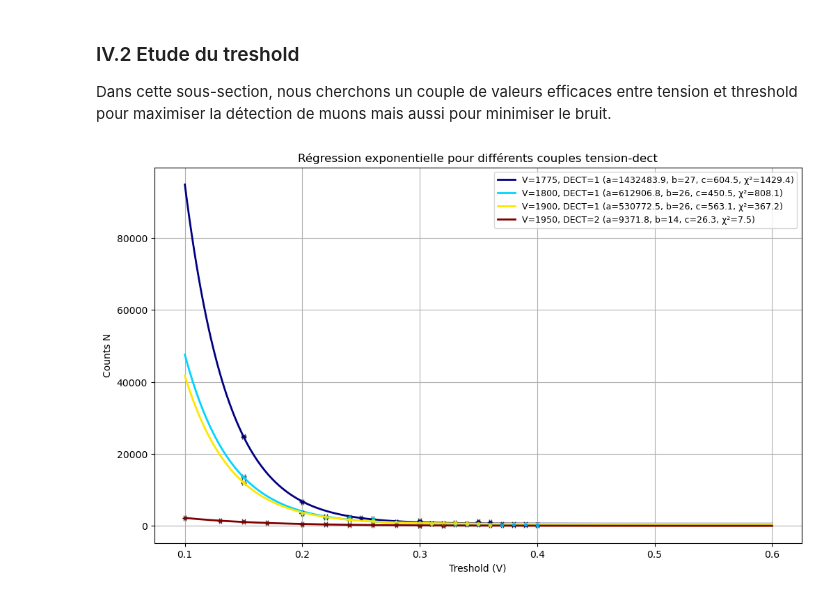
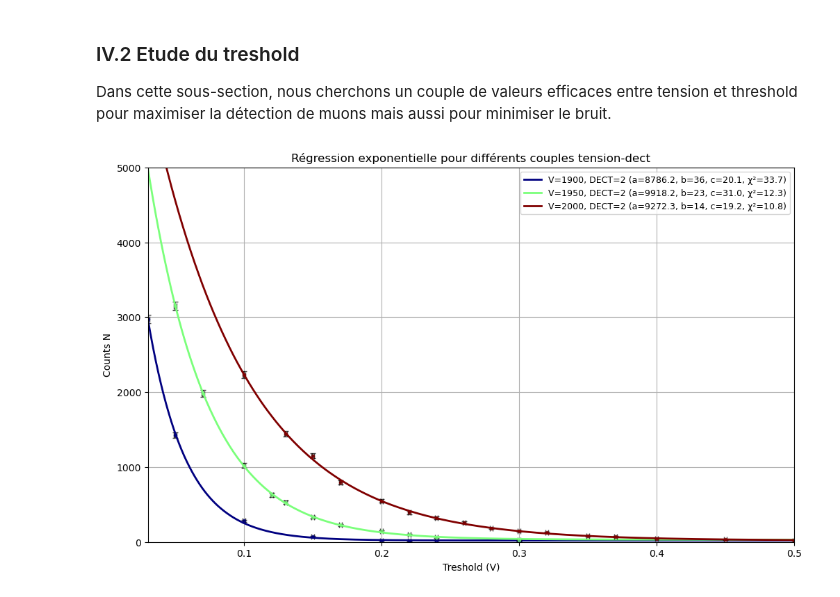
Before and after one commit to Arpad-Schaeffer/Modal, a Jupyter notebook: Muon_Detection_Scintillators.ipynb, the cells around one changed output. Cells and saved outputs as stored; diff of their text form; code cells hidden in the pictures.

```diff
--- a/Muon_Detection_Scintillators.ipynb
+++ b/Muon_Detection_Scintillators.ipynb
@@ -353,12 +353,17 @@ Dans cette sous-section, nous cherchons un couple de valeurs efficaces entre ten
 # ---------------------------------------------------------------------------
 # Section 1 : Paramètres et définition de la fonction de régression
 # ---------------------------------------------------------------------------
+# Ajoutez ici vos bornes pour les axes
+xmin = 0.03
+xmax = 0.5
+ymin = 0
+ymax = 5000
+
 # Liste des couples (tension, dect) à analyser
 couples = [
-    (1775, 1),
-    (1800, 1),
-    (1900, 1),
-    (1950, 2)
+    (1900, 2),
+    (1950, 2),
+    (2000, 2)
     # Ajoutez ici d'autres couples spécifiques si nécessaire
 ]
 
@@ -371,7 +376,6 @@ def exp_func(x, a, b, c):
 # ---------------------------------------------------------------------------
 plt.figure(figsize=(12, 7))
 n_curves = len(couples)
-# Utilisation de plt.get_cmap() qui est la méthode recommandée
 cmap = plt.get_cmap('jet', n_curves)
 curve_idx = 0
 
@@ -405,36 +409,36 @@ for V, d in couples:
     a, b, c = params
 
     # Génération de la courbe ajustée pour l'affichage
-    x_fit = np.linspace(0.1, 0.6, 500)
+    x_fit = np.linspace(0.03, 0.5, 500)
     y_fit = exp_func(x_fit, a, b, c)
 
     # -----------------------------------------------------------------------
     # Calcul du chi² : χ² = Σ[((observé - ajusté)/erreur)²]
     # -----------------------------------------------------------------------
     chi2 = np.sum(((y - exp_func(x, a, b, c)) / y_errors) ** 2)
 
     # Couleur pour la courbe
     color = cmap(curve_idx)
     curve_idx += 1
 
     # -----------------------------------------------------------------------
     # Tracé des données et de l'ajustement :
     # -----------------------------------------------------------------------
-    # Points avec barres d'erreur
     plt.errorbar(x, y, yerr=y_errors, xerr=x_errors, fmt='o', color=color,
                  ecolor='black', capsize=3, markersize=3, alpha=0.7)
-    # Courbe de l'ajustement avec chi² dans la légende
     plt.plot(x_fit, y_fit, '-', color=color, lw=2,
              label=f'V={V}, DECT={d} (a={a:.1f}, b={b:.2g}, c={c:.1f}, χ²={chi2:.1f})')
 
 # ---------------------------------------------------------------------------
 # Section 4 : Configuration finale et affichage
 # ---------------------------------------------------------------------------
 plt.xlabel("Treshold (V)")
 plt.ylabel("Counts N")
 plt.title("Régression exponentielle pour différents couples tension-dect")
+plt.xlim(xmin, xmax)
+plt.ylim(ymin, ymax)
 plt.legend(fontsize=9)
 plt.grid(True)
 plt.show()
 # %% [output]
-[figure, old version]
+[figure, new version]
```
Also changed, not shown: 3 other files.
